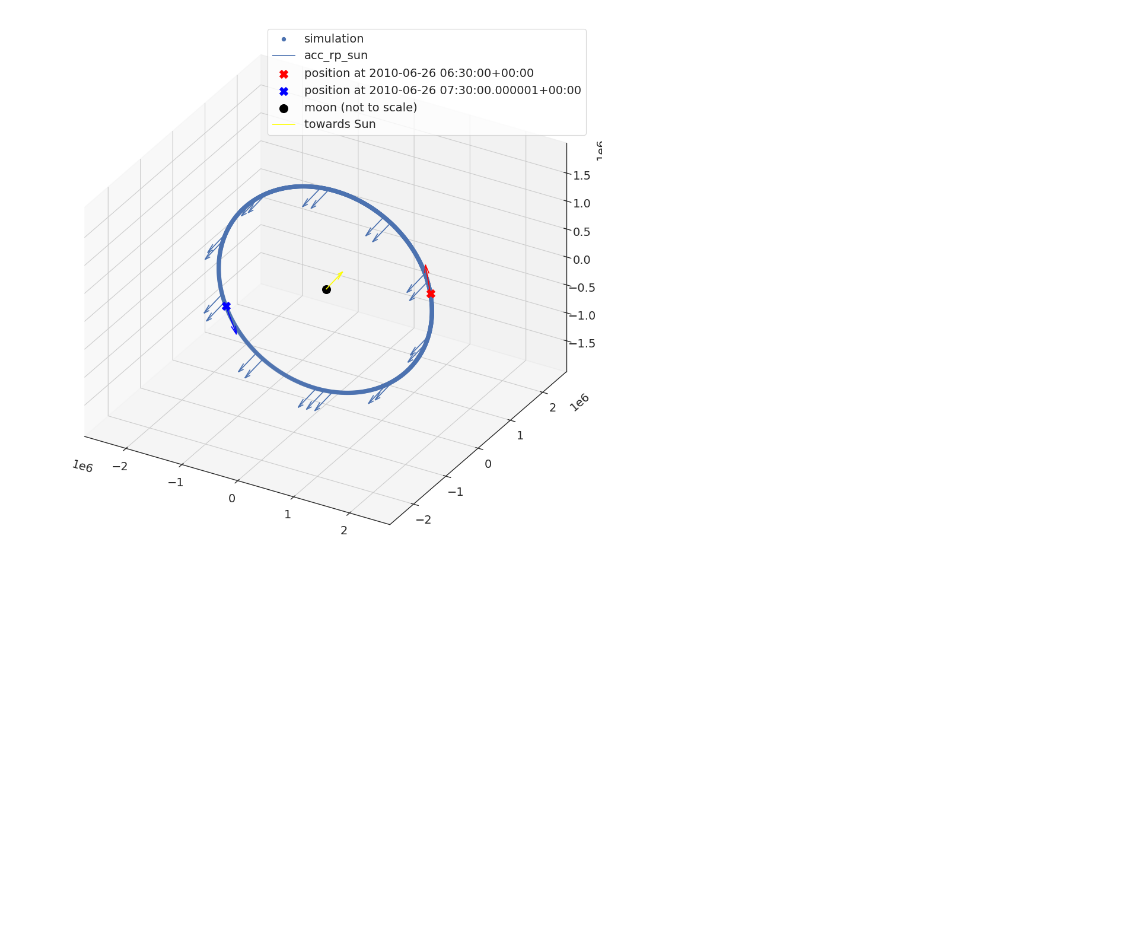
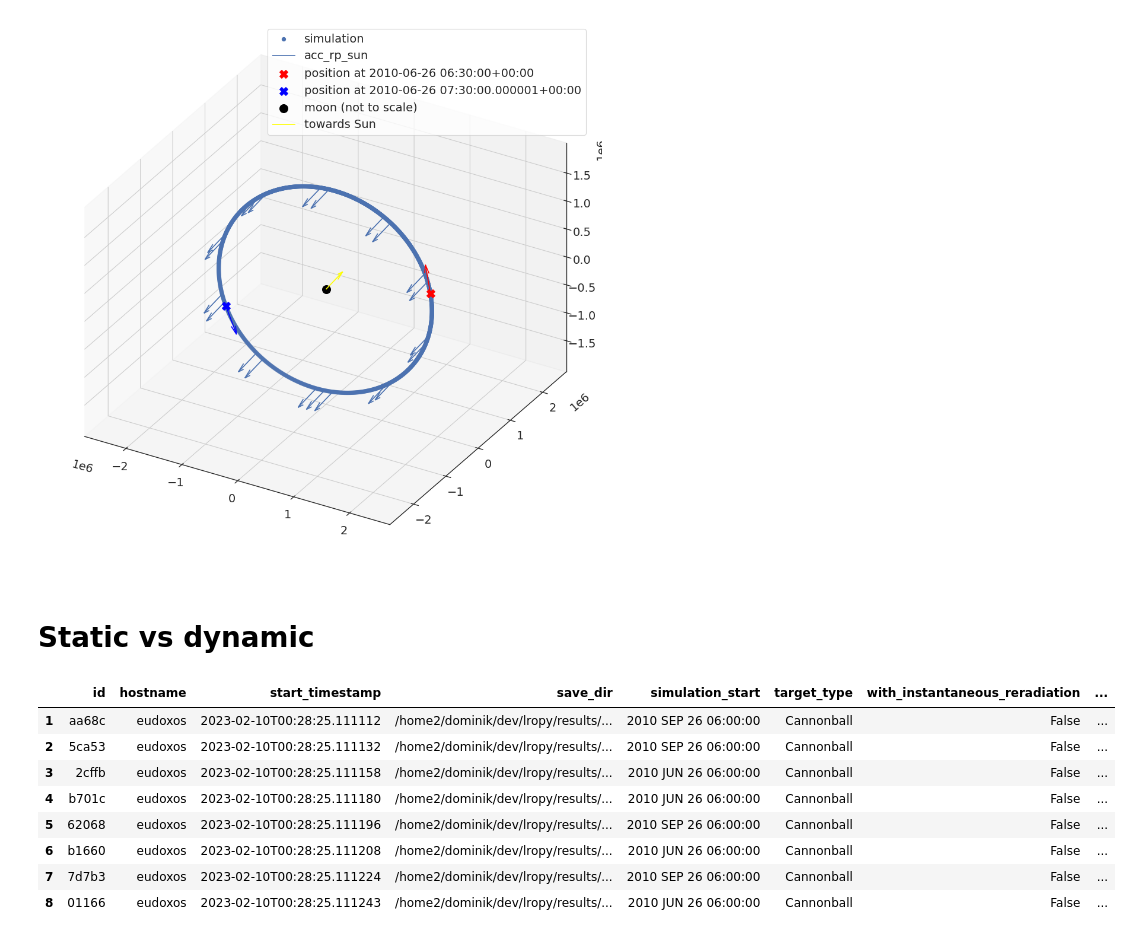
Before and after one commit to DominikStiller/tudelft-hpb-project, a Jupyter notebook: analysis/investigate_panels.ipynb, the cells around one changed output. Saved outputs shown, nothing was run; the diff lists cells and outputs as text; code cells hidden in the pictures; blank space fills up the shorter version.

```diff
--- a/analysis/investigate_panels.ipynb
+++ b/analysis/investigate_panels.ipynb
@@ -187,3 +187,18 @@ df_ephemeris = generate_lro_ephemeris(df_20k["t_et"])
 plot_orbit_3d(df_ephemeris, df_20k)
 # %% [output]
 [figure]
+# %% [markdown]
+# Static vs dynamic
+# %%
+metadata, runs = load_all_simulation_results("../results/static_vs_dynamic", load_runs=True)
+metadata
+# %% [output]
+|  | id | hostname | start_timestamp | save_dir | simulation_start | target_type | with_instantaneous_reradiation | ... |
+| 1 | aa68c | eudoxos | 2023-02-10T00:28:25.111112 | /home2/dominik/dev/lropy/results/... | 2010 SEP 26 06:00:00 | Cannonball | False | ... |
+| 2 | 5ca53 | eudoxos | 2023-02-10T00:28:25.111132 | /home2/dominik/dev/lropy/results/... | 2010 SEP 26 06:00:00 | Cannonball | False | ... |
+| 3 | 2cffb | eudoxos | 2023-02-10T00:28:25.111158 | /home2/dominik/dev/lropy/results/... | 2010 JUN 26 06:00:00 | Cannonball | False | ... |
+| 4 | b701c | eudoxos | 2023-02-10T00:28:25.111180 | /home2/dominik/dev/lropy/results/... | 2010 JUN 26 06:00:00 | Cannonball | False | ... |
+| 5 | 62068 | eudoxos | 2023-02-10T00:28:25.111196 | /home2/dominik/dev/lropy/results/... | 2010 SEP 26 06:00:00 | Cannonball | False | ... |
+| 6 | b1660 | eudoxos | 2023-02-10T00:28:25.111208 | /home2/dominik/dev/lropy/results/... | 2010 JUN 26 06:00:00 | Cannonball | False | ... |
+| 7 | 7d7b3 | eudoxos | 2023-02-10T00:28:25.111224 | /home2/dominik/dev/lropy/results/... | 2010 SEP 26 06:00:00 | Cannonball | False | ... |
+| 8 | 01166 | eudoxos | 2023-02-10T00:28:25.111243 | /home2/dominik/dev/lropy/results/... | 2010 JUN 26 06:00:00 | Cannonball | False | ... |
```
Also changed, not shown: parts of 4 cells of this notebook, 13 other files.
